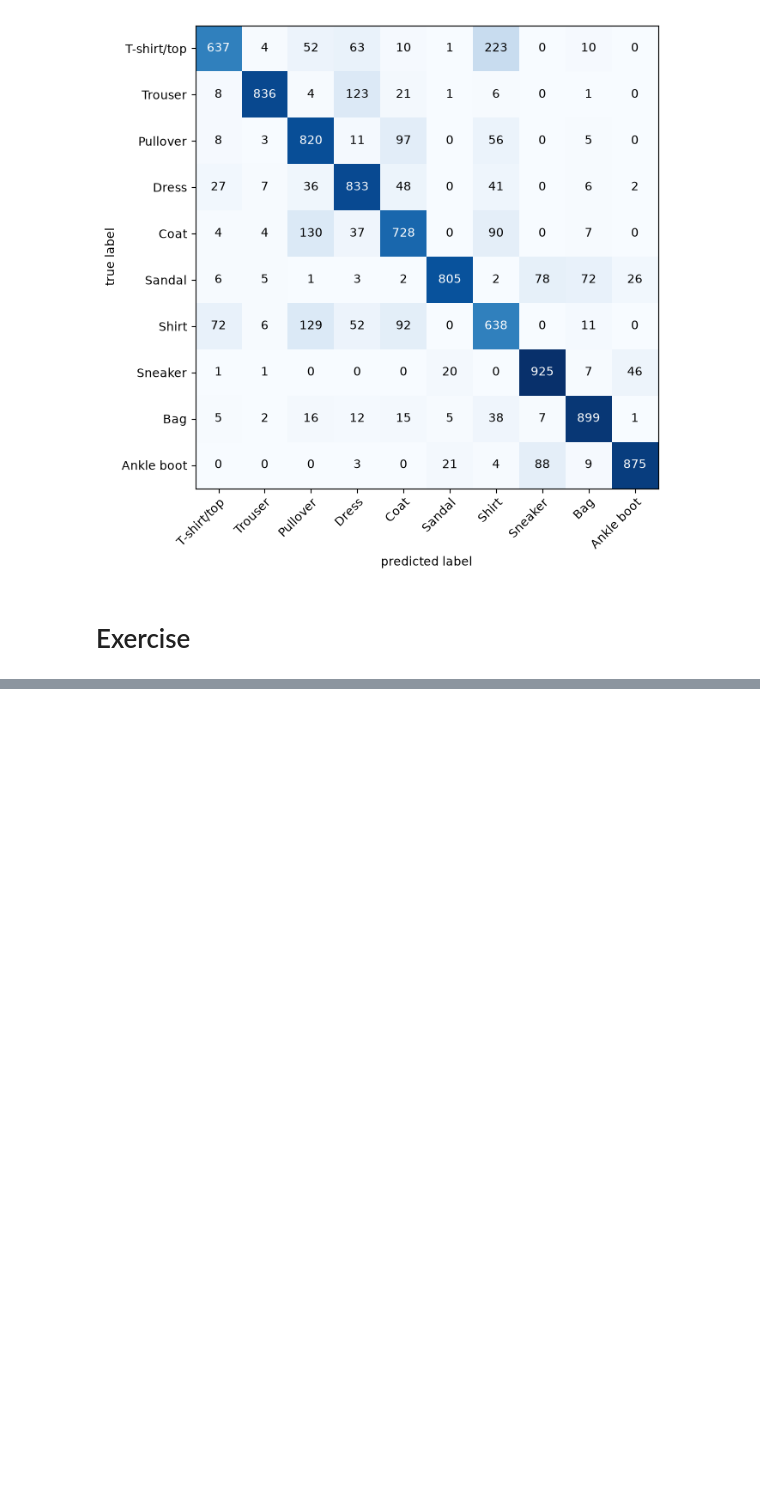
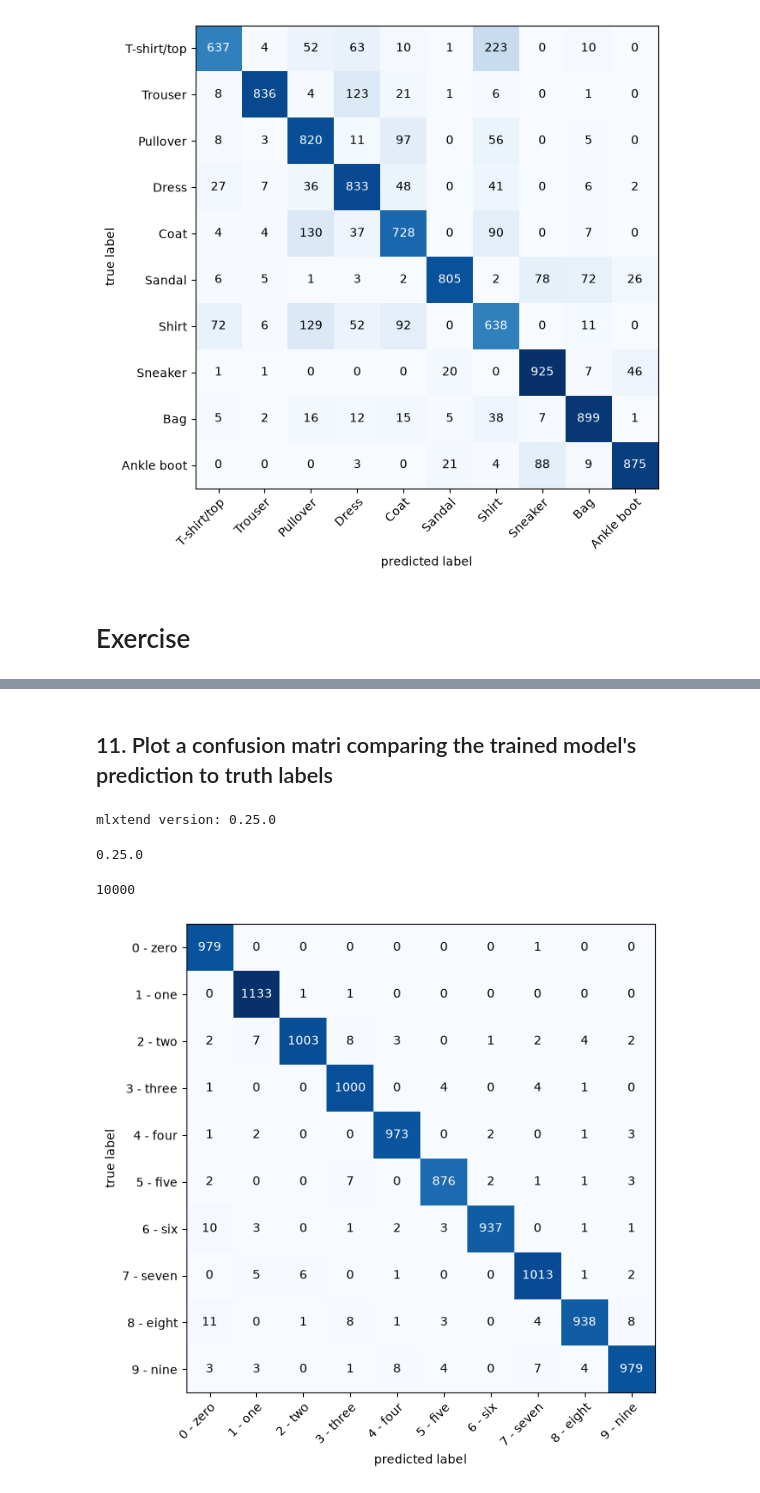
Before and after one commit to 94Akriti/DL-ML-USING-PYTORCH, a Jupyter notebook: Computer_Vision.ipynb, the cells around one changed output, grey strips where cells are left out. Saved outputs shown, nothing was run; the diff lists cells and outputs as text; code cells hidden in the pictures; blank space fills up the shorter version.

```diff
--- a/Computer_Vision.ipynb
+++ b/Computer_Vision.ipynb
@@ -1137,0 +1197,3 @@ cuda
+# %%
+class_names_E4 = train_data_E4.classes
+class_names_E4
@@ -1137,0 +1517,52 @@ cuda
+# %% [markdown]
+## 11. Plot a confusion matri comparing the trained model's prediction to truth labels
+# %%
+try:
+  import torchmetrics, mlxtend
+  print(f"mlxtend version: {mlxtend.__version__}")
+  assert int(mlxtend.__version__.split(".")[1]) >= 19, " mlxtend version should be 0.19.0 or higher"
+except:
+  !pip install -q torchmetrics -U mlxtend numpy scipy
+  import torchmetrics,mlxtend
+  print(f"mlxtend version: {mlxtend.__version__}")
+# %% [output]
+mlxtend version: 0.25.0
+# %%
+# Import mlxtend upgraded version
+import mlxtend
+print(mlxtend.__version__)
+assert int(mlxtend.__version__.split(".")[1]) >= 19
+# %% [output]
+0.25.0
+# %%
+model_E4_gpu.eval()
+y_preds = []
+with torch.inference_mode():
+  for batch, (X,y) in enumerate(test_dataloader_E4):
+    X,y = X.to(device), y.to(device)
+    y_pred_logits = model_E4_gpu(X)
+    y_pred_probs = torch.softmax(y_pred_logits, dim = 1)
+    y_pred_labels = torch.argmax(y_pred_probs, dim = 1)
+    y_preds.append(y_pred_labels)
+  y_preds = torch.cat(y_preds).cpu()
+# %%
+len(y_preds)
+# %% [output]
+10000
+# %%
+from torchmetrics import ConfusionMatrix
+from mlxtend.plotting import plot_confusion_matrix
+
+# 2. Setup confusion matrix instance and compare predictions to targets
+confmat = ConfusionMatrix(num_classes=len(class_names_E4), task='multiclass')
+confmat_tensor = confmat(preds=y_preds,
+                         target=test_data_E4.targets)
+
+# 3. Plot the confusion matrix
+fig, ax = plot_confusion_matrix(
+    conf_mat=confmat_tensor.numpy(),
+    class_names=class_names_E4,
+    figsize=(10, 7)
+)
+# %% [output]
+[figure, added]
```
Also changed, not shown: parts of 32 cells of this notebook.
